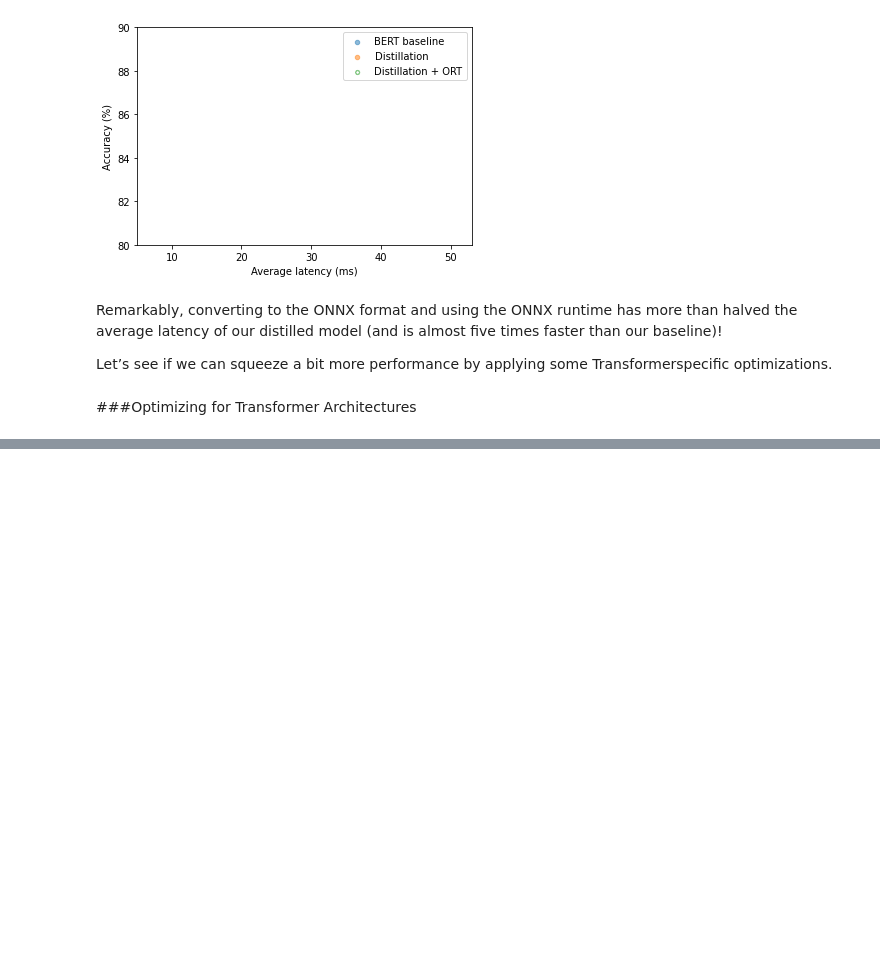
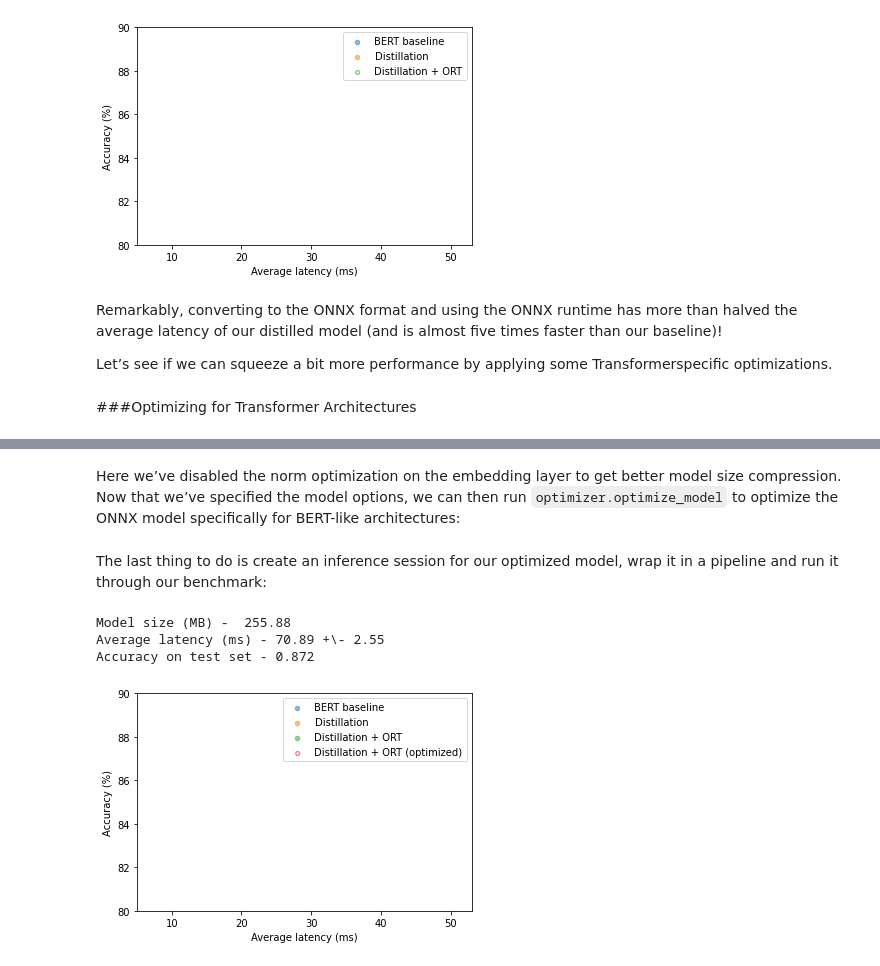
Before and after one commit to rahiakela/transformers-research-and-practice, a Jupyter notebook: natural-language-processing-with-transformers/05-making-transformers-efficient-in-production/03_case_study_intent_detection_with_optimization.ipynb, the cells around one changed output, grey strips where cells are left out. Drawn from its saved outputs; the diff is of its cells as text; code cells hidden in the pictures; blank space fills up the shorter version.

```diff
--- a/natural-language-processing-with-transformers/05-making-transformers-efficient-in-production/03_case_study_intent_detection_with_optimization.ipynb
+++ b/natural-language-processing-with-transformers/05-making-transformers-efficient-in-production/03_case_study_intent_detection_with_optimization.ipynb
@@ -710,7 +712,7 @@ model_ckpt = "models/distilbert-base-uncased-distilled-clinc"
 tokenizer = AutoTokenizer.from_pretrained(model_ckpt)
 model = (AutoModelForSequenceClassification.from_pretrained(model_ckpt).to("cpu"))
 
-model_quantized = quantize_dynamic(model, {nn.Linear}, dtype=torch.qint8)
+# model_quantized = quantize_dynamic(model, {nn.Linear}, dtype=torch.qint8)
 # %% [markdown]
 ###Benchmarking Quantized Model
 # %% [markdown]
@@ -869,0 +882,2 @@ Let’s see if we can squeeze a bit more performance by applying some Transforme
+# %% [markdown]
+Here we’ve disabled the norm optimization on the embedding layer to get better model size compression. Now that we’ve specified the model options, we can then run `optimizer.optimize_model` to optimize the ONNX model specifically for BERT-like architectures:
@@ -869,0 +889,17 @@ Let’s see if we can squeeze a bit more performance by applying some Transforme
+# %% [markdown]
+The last thing to do is create an inference session for our optimized model, wrap it in a pipeline and run it through our benchmark:
+# %%
+onnx_model_opt = create_model_for_provider("onnx/model.opt.onnx")
+onnx_pipeline = OnnxPipeline(onnx_model_opt, tokenizer)
+
+optim_type = "Distillation + ORT (optimized)"
+pb = OnnxPerformanceBenchmark(onnx_pipeline, clinc["test"], optim_type, model_path="onnx/model.opt.onnx")
+perf_metrics.update(pb.run_benchmark())
+# %% [output]
+Model size (MB) -  255.88
+Average latency (ms) - 70.89 +\- 2.55
+Accuracy on test set - 0.872
+# %%
+plot_metrics(perf_metrics, optim_type)
+# %% [output]
+[figure, added]
```
Also changed, not shown: parts of 19 cells of this notebook.
